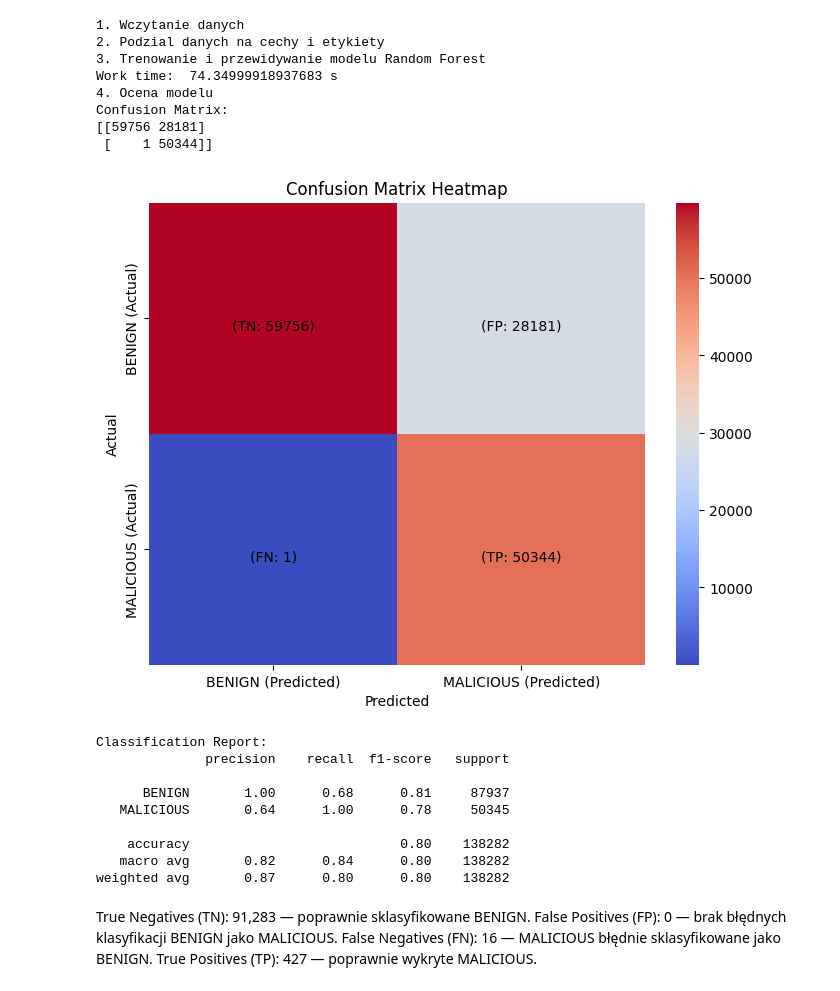
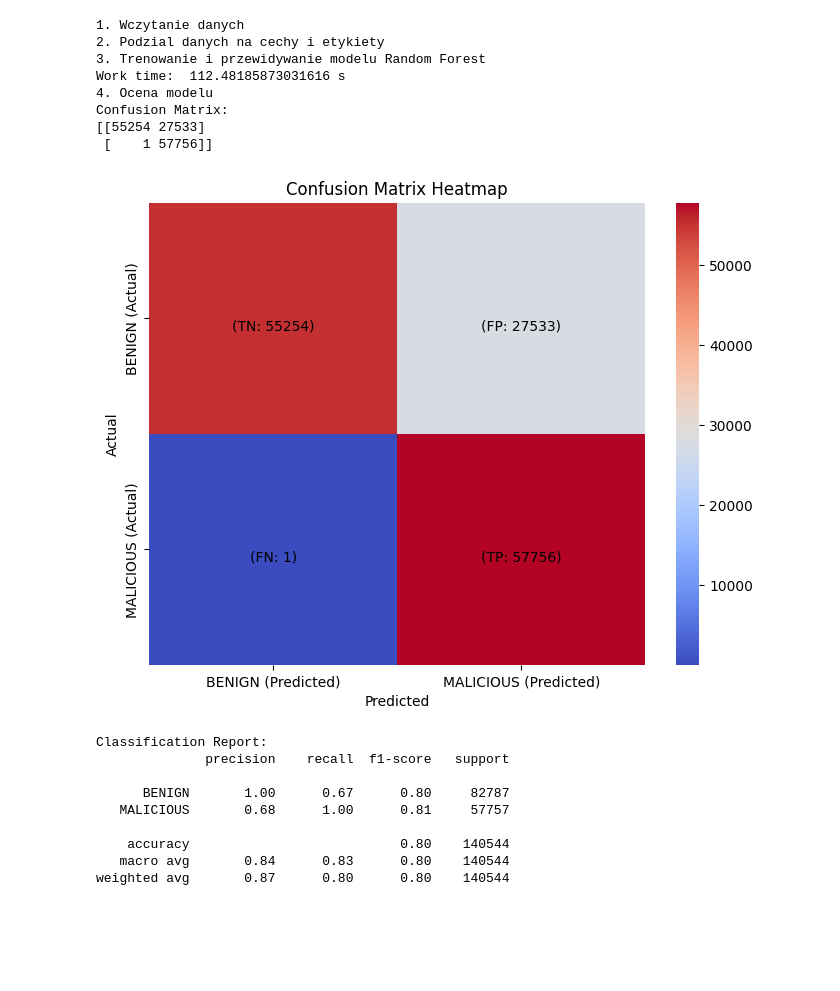
Before and after one commit to PsimonL/PsimonL-Intrusion-Detection-and-Prevention-Masters-s-Thesis, a Jupyter notebook: Algorithms/Random_Forest.ipynb, the cells around one changed output. Drawn from its saved outputs; the diff is of its cells as text; code cells hidden in the pictures; blank space fills up the shorter version.

Commit message:
Models

```diff
--- a/Algorithms/Random_Forest.ipynb
+++ b/Algorithms/Random_Forest.ipynb
@@ -1,4 +1,5 @@
 # %%
+import os
 import pandas as pd
 from sklearn.ensemble import RandomForestClassifier
 from sklearn.model_selection import train_test_split
@@ -15,9 +16,9 @@ warnings.filterwarnings("ignore")
 print("1. Wczytanie danych")
 # day = 'Monday'
 # day = 'Tuesday'
-day = 'Wednesday'
+# day = 'Wednesday'
 # day = 'Thursday'
-# day = 'Friday'
+day = 'Friday'
 processed_filepath = './datasets/processed/'
 data = pd.read_csv(processed_filepath + f'{day}.csv')
 df = data.copy()
@@ -46,52 +47,53 @@ print("Confusion Matrix:")
 print(cm)
 
 import seaborn as sns
 import matplotlib.pyplot as plt
 
 plt.figure(figsize=(8, 6))
 ax = sns.heatmap(cm, annot=False, fmt='d', cmap='coolwarm',
                  xticklabels=['BENIGN (Predicted)', 'MALICIOUS (Predicted)'],
                  yticklabels=['BENIGN (Actual)', 'MALICIOUS (Actual)'])
 
 labels = [[f'TN: {cm[0][0]}', f'FP: {cm[0][1]}'],
           [f'FN: {cm[1][0]}', f'TP: {cm[1][1]}']]
 for i in range(2):
     for j in range(2):
         ax.text(j + 0.5, i + 0.5, f'\n({labels[i][j]})',
                 color='Black', ha='center', va='center', fontsize=10)
 
 plt.xlabel('Predicted')
 plt.ylabel('Actual')
 plt.title('Confusion Matrix Heatmap')
 plt.show()
 
+results_dir = './results/RF/'
+os.makedirs(results_dir, exist_ok=True)
+results_filepath = results_dir + f'RF_{day}_model_results.txt'
+
 print("Classification Report:")
 print(classification_report(y_test, y_pred, target_names=['BENIGN', 'MALICIOUS']))
-
-# print("5. Opcjonalnie: Ważność cech")
-# feature_importances = rf_model.feature_importances_
-# print("Feature Importances:")
-# for i, importance in enumerate(feature_importances):
-#     print(f"Feature {i}: {importance:.4f}")
+report = classification_report(y_test, y_pred, target_names=['BENIGN', 'MALICIOUS'])
+with open(f'{results_dir}Classification_Report_RF_{day}.txt', 'w') as f:
+    f.write(report)
 # %% [output]
 1. Wczytanie danych
 2. Podzial danych na cechy i etykiety
 3. Trenowanie i przewidywanie modelu Random Forest
-Work time:  74.34999918937683 s
+Work time:  112.48185873031616 s
 4. Ocena modelu
 Confusion Matrix:
-[[59756 28181]
- [    1 50344]]
+[[55254 27533]
+ [    1 57756]]
-[figure, old version]
+[figure, new version]
 Classification Report:
               precision    recall  f1-score   support
 
-      BENIGN       1.00      0.68      0.81     87937
-   MALICIOUS       0.64      1.00      0.78     50345
+      BENIGN       1.00      0.67      0.80     82787
+   MALICIOUS       0.68      1.00      0.81     57757
 
-    accuracy                           0.80    138282
-   macro avg       0.82      0.84      0.80    138282
-weighted avg       0.87      0.80      0.80    138282
+    accuracy                           0.80    140544
+   macro avg       0.84      0.83      0.80    140544
+weighted avg       0.87      0.80      0.80    140544
 # %%
 import numpy as np
 import os
@@ -122,11 +124,6 @@ with open(results_filepath, 'w') as f:
     f.write(f"Recall (dla klasy ATTACK): {recall:.2%}\n")
     f.write(f"F1-score: {f1_score:.2%}\n")
     f.write("==========================================================================================\n")
-# %% [markdown]
-True Negatives (TN): 91,283 — poprawnie sklasyfikowane BENIGN.
-False Positives (FP): 0 — brak błędnych klasyfikacji BENIGN jako MALICIOUS.
-False Negatives (FN): 16 — MALICIOUS błędnie sklasyfikowane jako BENIGN.
-True Positives (TP): 427 — poprawnie wykryte MALICIOUS.
 # %%
 y_pred_probs = rf_model.predict_proba(X_test)[:, 1]
 
```
Also changed, not shown: parts of 1 cell of this notebook, 5 other files.
